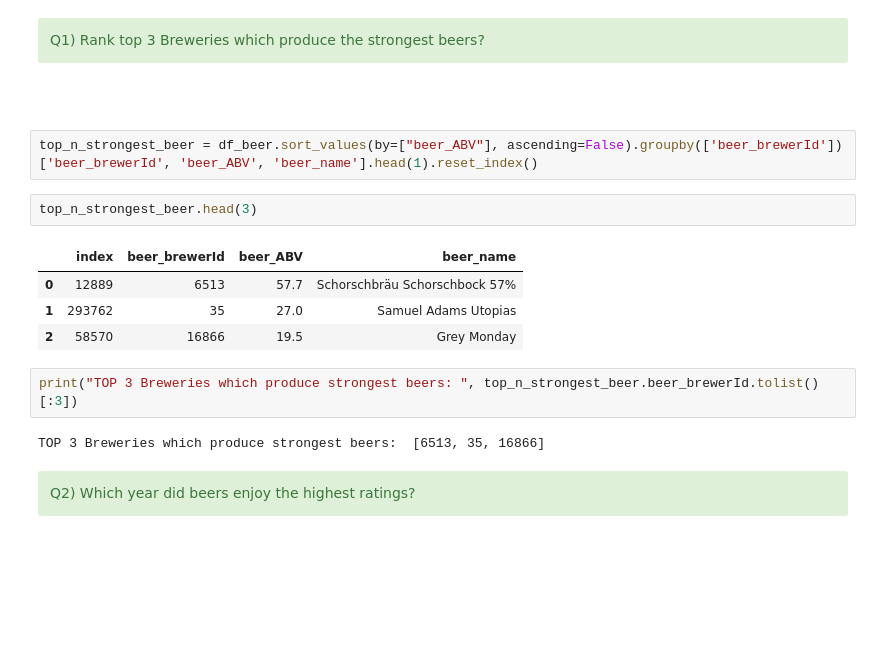
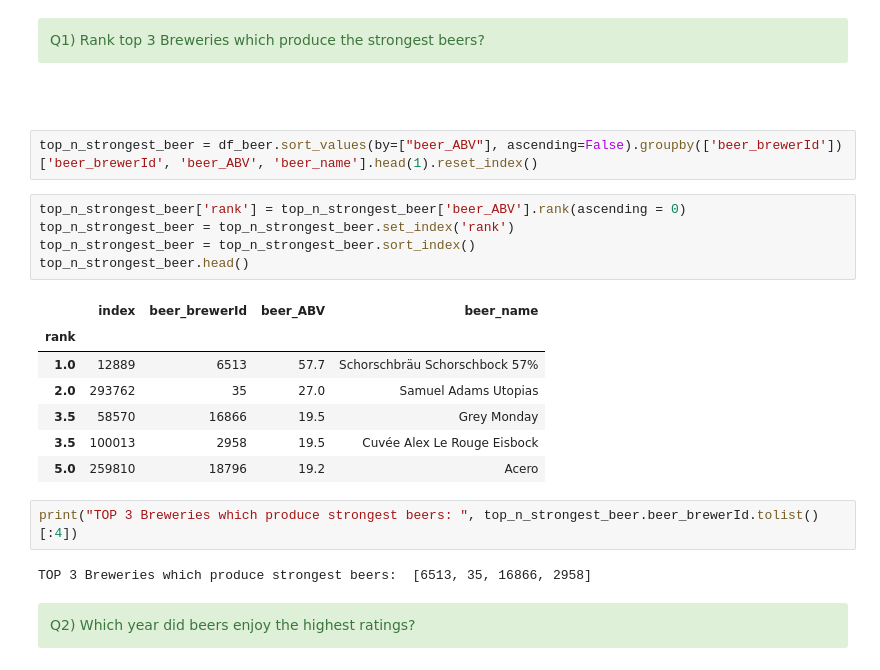
Before and after one commit to chetannitk/BeerDataScienceAssignment, a Jupyter notebook: notebooks/01-Exploratory-Data-Analysis.ipynb, the cells around one changed output. Cells and saved outputs as stored; diff of their text form; blank space fills up the shorter version.

````diff
--- a/notebooks/01-Exploratory-Data-Analysis.ipynb
+++ b/notebooks/01-Exploratory-Data-Analysis.ipynb
@@ -144,21 +144,27 @@ df_beer['d_review_time_month'] = df_beer['d_review_time'].dt.month
 Q1) Rank top 3 Breweries which produce the strongest beers?
 </div>
 # %% [markdown]
-```TOP 3 Breweries which produce strongest beers:  [6513, 35, 16866]
+```TOP 3 Breweries which produce strongest beers:  [6513, 35, 16866, 2958]
 ```
 # %%
 top_n_strongest_beer = df_beer.sort_values(by=["beer_ABV"], ascending=False).groupby(['beer_brewerId'])['beer_brewerId', 'beer_ABV', 'beer_name'].head(1).reset_index()
-# %%
-top_n_strongest_beer.head(3)
-# %% [output]
-|  | index | beer_brewerId | beer_ABV | beer_name |
-| 0 | 12889 | 6513 | 57.7 | Schorschbräu Schorschbock 57% |
-| 1 | 293762 | 35 | 27.0 | Samuel Adams Utopias |
-| 2 | 58570 | 16866 | 19.5 | Grey Monday |
+# %%
+top_n_strongest_beer['rank'] = top_n_strongest_beer['beer_ABV'].rank(ascending = 0)
+top_n_strongest_beer = top_n_strongest_beer.set_index('rank')
+top_n_strongest_beer = top_n_strongest_beer.sort_index()
+top_n_strongest_beer.head()
+# %% [output]
+|  | index | beer_brewerId | beer_ABV | beer_name |
+| rank |  |  |  |  |
+| 1.0 | 12889 | 6513 | 57.7 | Schorschbräu Schorschbock 57% |
+| 2.0 | 293762 | 35 | 27.0 | Samuel Adams Utopias |
+| 3.5 | 58570 | 16866 | 19.5 | Grey Monday |
+| 3.5 | 100013 | 2958 | 19.5 | Cuvée Alex Le Rouge Eisbock |
+| 5.0 | 259810 | 18796 | 19.2 | Acero |
 # %%
-print("TOP 3 Breweries which produce strongest beers: ", top_n_strongest_beer.beer_brewerId.tolist()[:3])
+print("TOP 3 Breweries which produce strongest beers: ", top_n_strongest_beer.beer_brewerId.tolist()[:4])
 # %% [output]
-TOP 3 Breweries which produce strongest beers:  [6513, 35, 16866]
+TOP 3 Breweries which produce strongest beers:  [6513, 35, 16866, 2958]
 # %% [markdown]
 <div class="alert alert-success">
 Q2) Which year did beers enjoy the highest ratings?
````
Also changed, not shown: parts of 17 cells of this notebook.
